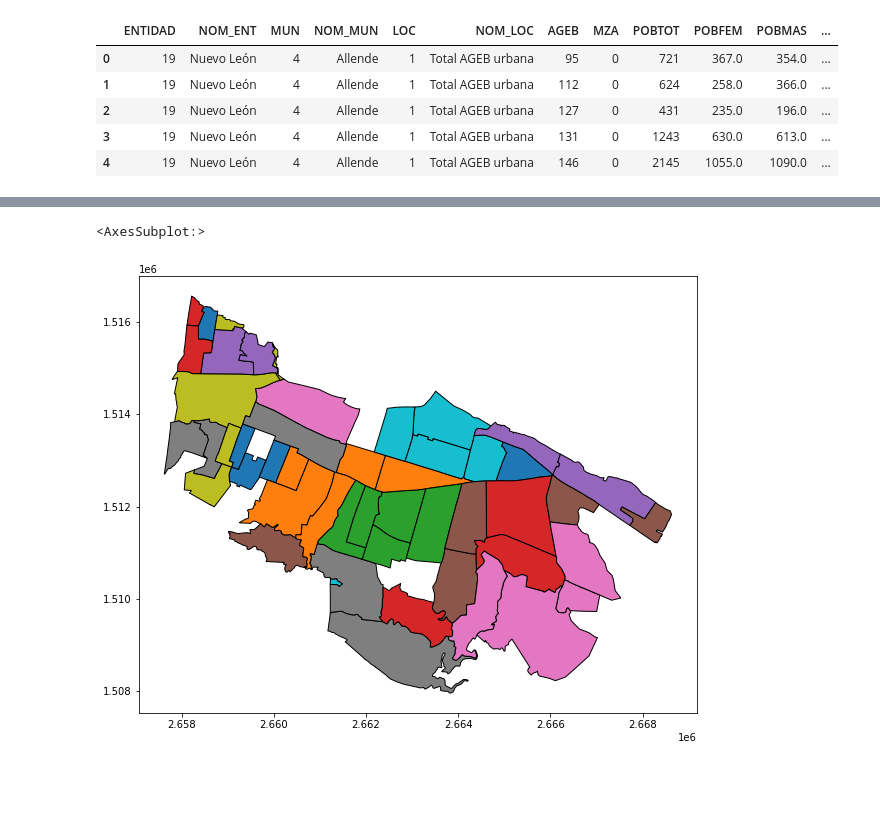
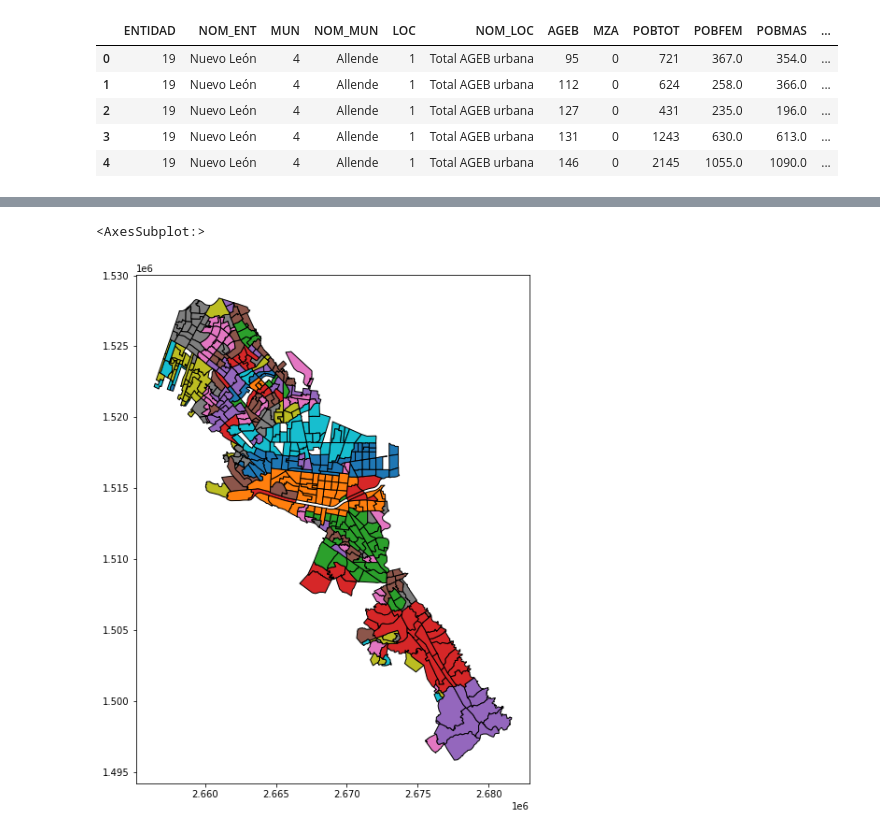
Before and after one commit to juanantoniomschz/itesm_segregacion, a Jupyter notebook: notebooks/01.ipynb, the cells around one changed output, grey strips where cells are left out. Cells and saved outputs as stored; diff of their text form; code cells hidden in the pictures; blank space fills up the shorter version.

```diff
--- a/notebooks/01.ipynb
+++ b/notebooks/01.ipynb
@@ -118,7 +118,7 @@ df_index.sort_values('absolute_concentration', ascending = False).head(10)
 # %%
-gdf_spgg = gdf[gdf['NOM_MUN']=='San Pedro Garza García']
+gdf_spgg = gdf[gdf['NOM_MUN']=='Monterrey']
 
 gdf_spgg.plot(column = 'AGEB', edgecolor='k', figsize = (10, 10))
 # %% [output]
 <AxesSubplot:>
-[figure, old version]
+[figure, new version]
```
Also changed, not shown: parts of 2 cells of this notebook, 4 other files.
